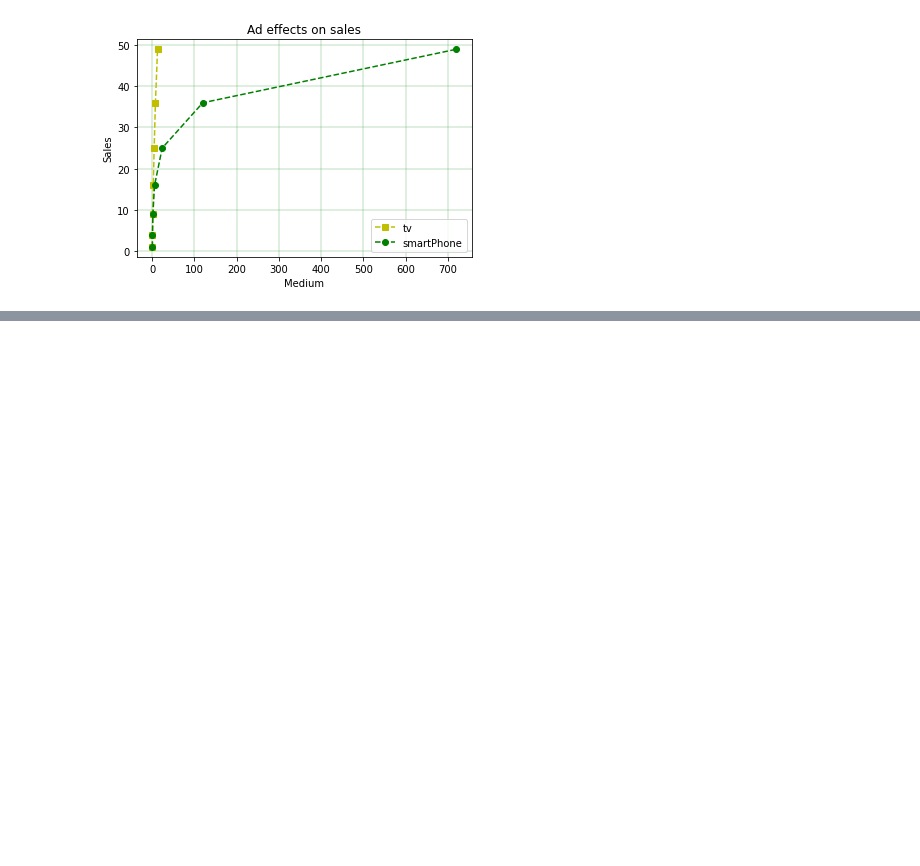
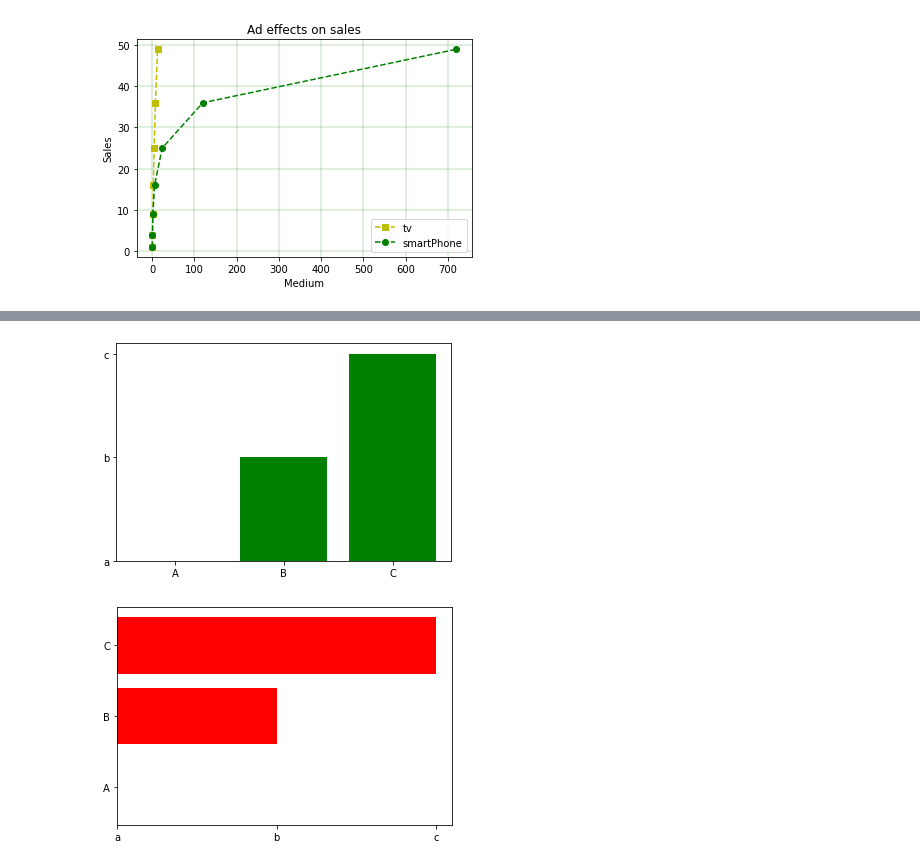
Before and after one commit to cloud1work1/matplotlib-tutorial, a Jupyter notebook: Matplotlib_tutorial.ipynb, the cells around one changed output, grey strips where cells are left out. Drawn from its saved outputs; the diff is of its cells as text; code cells hidden in the pictures; blank space fills up the shorter version.

```diff
--- a/Matplotlib_tutorial.ipynb
+++ b/Matplotlib_tutorial.ipynb
@@ -120,0 +137,10 @@ plt.show()
+# %%
+a=np.array(["A","B","C"])
+b=np.array(["a", "b", "c"])
+plt.bar(a,b, color='g')
+plt.show()
+plt.barh(a,b,color='r')
+plt.show()
+# %% [output]
+[figure, added]
+[figure, added]
```
Also changed, not shown: parts of 4 cells of this notebook.
